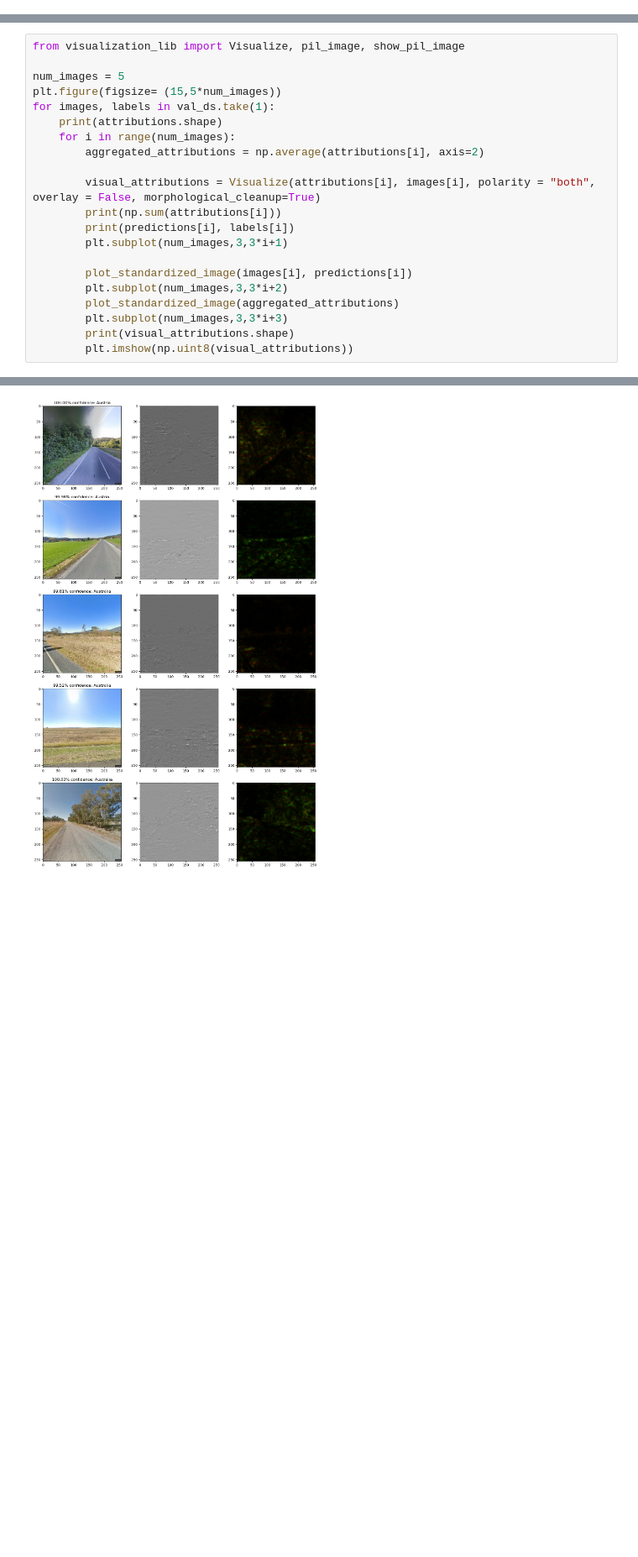
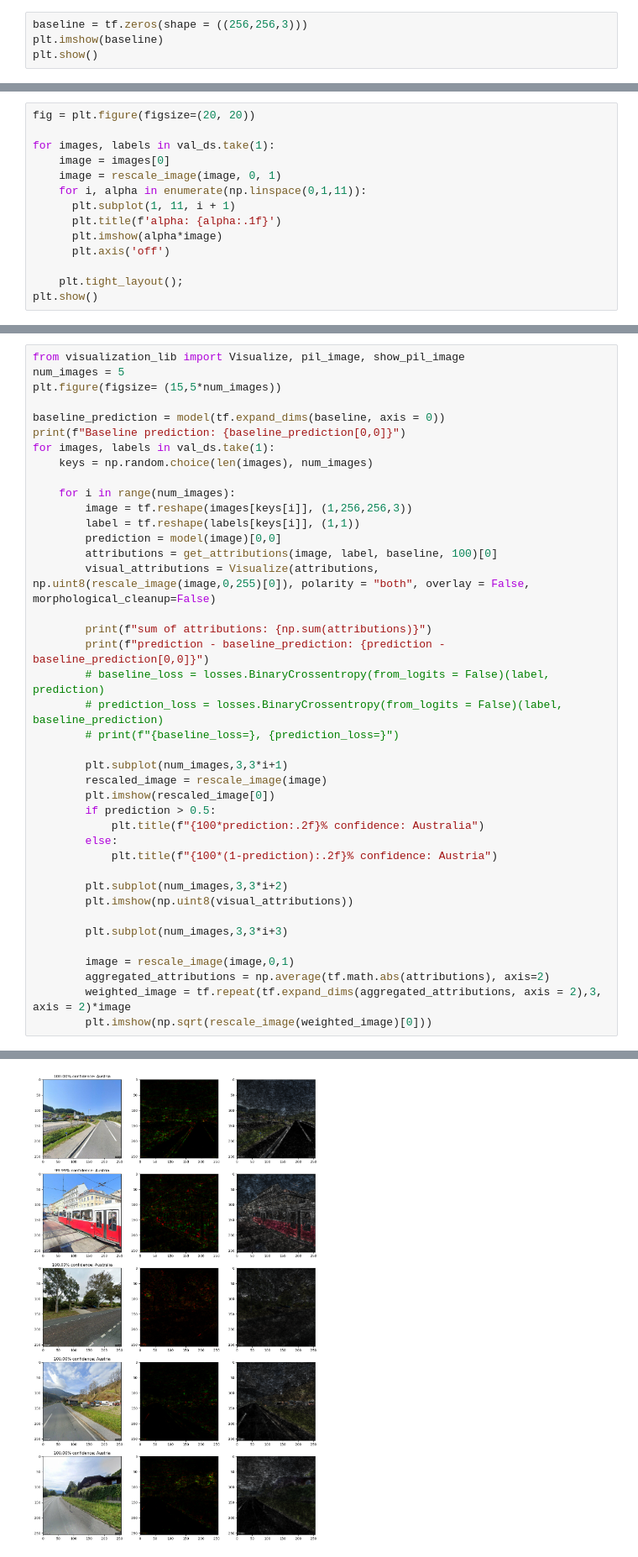
Before and after one commit to Declaminius/GeoGuessr-AI, a Jupyter notebook: integrated_gradients.ipynb, the cells around one changed output, grey strips where cells are left out. Shown at 84% size. Drawn from its saved outputs; the diff is of its cells as text; blank space fills up the shorter version.

```diff
--- a/integrated_gradients.ipynb
+++ b/integrated_gradients.ipynb
@@ -80,0 +69,4 @@ for images, labels in val_ds.take(1):
+# %%
+baseline = tf.zeros(shape = ((256,256,3)))
+plt.imshow(baseline)
+plt.show()
@@ -80,0 +75,14 @@ for images, labels in val_ds.take(1):
+# %%
+fig = plt.figure(figsize=(20, 20))
+
+for images, labels in val_ds.take(1):
+    image = images[0]
+    image = rescale_image(image, 0, 1)
+    for i, alpha in enumerate(np.linspace(0,1,11)):
+      plt.subplot(1, 11, i + 1)
+      plt.title(f'alpha: {alpha:.1f}')
+      plt.imshow(alpha*image)
+      plt.axis('off')
+
+    plt.tight_layout();
+plt.show()
@@ -81,22 +91,41 @@ for images, labels in val_ds.take(1):
 # %%
 from visualization_lib import Visualize, pil_image, show_pil_image
-
 num_images = 5
 plt.figure(figsize= (15,5*num_images))
+
+baseline_prediction = model(tf.expand_dims(baseline, axis = 0))
+print(f"Baseline prediction: {baseline_prediction[0,0]}")
 for images, labels in val_ds.take(1):
-    print(attributions.shape)
+    keys = np.random.choice(len(images), num_images)
+
     for i in range(num_images):
-        aggregated_attributions = np.average(attributions[i], axis=2)
+        image = tf.reshape(images[keys[i]], (1,256,256,3))
+        label = tf.reshape(labels[keys[i]], (1,1))
+        prediction = model(image)[0,0]
+        attributions = get_attributions(image, label, baseline, 100)[0]
+        visual_attributions = Visualize(attributions, np.uint8(rescale_image(image,0,255)[0]), polarity = "both", overlay = False, morphological_cleanup=False)
 
-        visual_attributions = Visualize(attributions[i], images[i], polarity = "both", overlay = False, morphological_cleanup=True)
-        print(np.sum(attributions[i]))
-        print(predictions[i], labels[i])
+        print(f"sum of attributions: {np.sum(attributions)}")
+        print(f"prediction - baseline_prediction: {prediction - baseline_prediction[0,0]}")
+        # baseline_loss = losses.BinaryCrossentropy(from_logits = False)(label, prediction)
+        # prediction_loss = losses.BinaryCrossentropy(from_logits = False)(label, baseline_prediction)
+        # print(f"{baseline_loss=}, {prediction_loss=}")
+
         plt.subplot(num_images,3,3*i+1)
+        rescaled_image = rescale_image(image)
+        plt.imshow(rescaled_image[0])
+        if prediction > 0.5:
+            plt.title(f"{100*prediction:.2f}% confidence: Australia")
+        else:
+            plt.title(f"{100*(1-prediction):.2f}% confidence: Austria")
 
-        plot_standardized_image(images[i], predictions[i])
         plt.subplot(num_images,3,3*i+2)
-        plot_standardized_image(aggregated_attributions)
+        plt.imshow(np.uint8(visual_attributions))
+
         plt.subplot(num_images,3,3*i+3)
-        print(visual_attributions.shape)
-        plt.imshow(np.uint8(visual_attributions))
+
+        image = rescale_image(image,0,1)
+        aggregated_attributions = np.average(tf.math.abs(attributions), axis=2)
+        weighted_image = tf.repeat(tf.expand_dims(aggregated_attributions, axis = 2),3, axis = 2)*image
+        plt.imshow(np.sqrt(rescale_image(weighted_image)[0]))
 # %% [output]
@@ -119 +143 @@ tf.Tensor(1.0, shape=(), dtype=float32) tf.Tensor(1, shape=(), dtype=int32)
-[figure, old version]
+[figure, new version]
```
Also changed, not shown: parts of 8 cells of this notebook, 4 other files.
